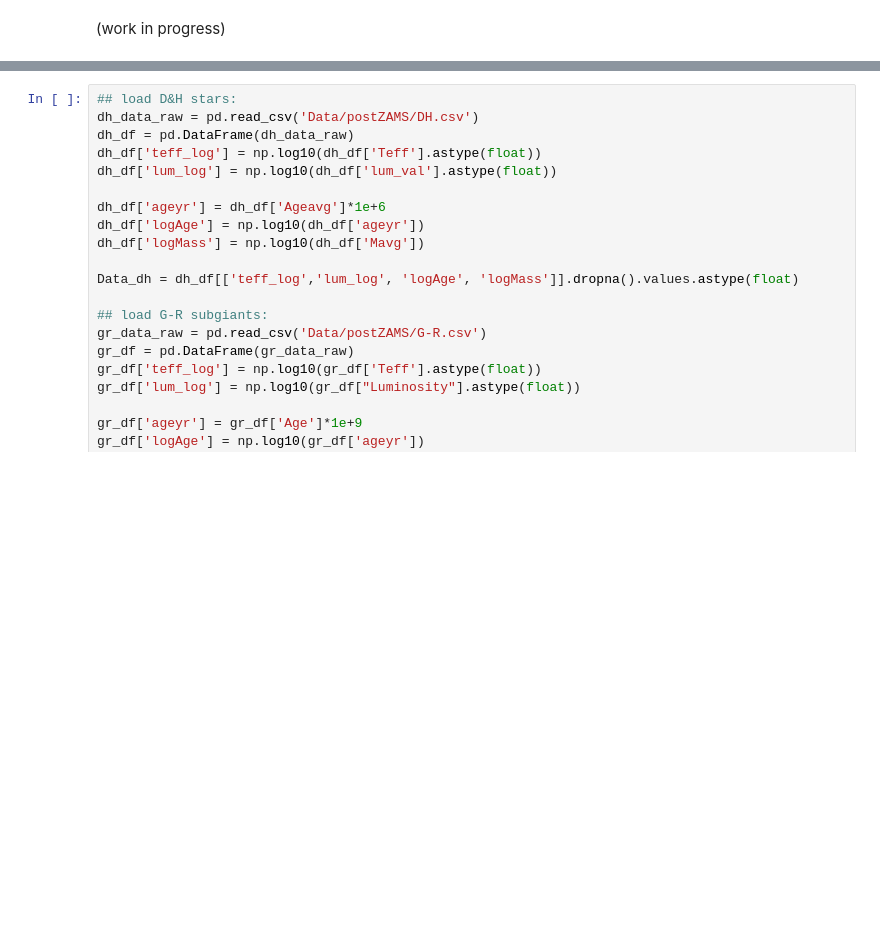
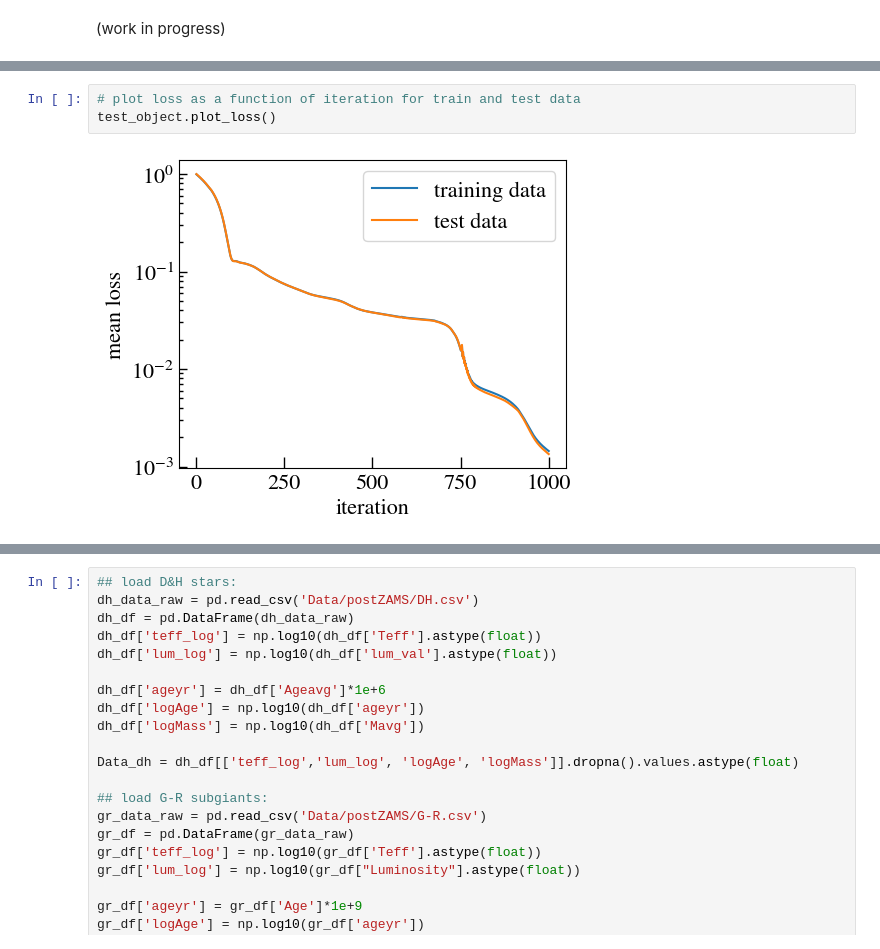
Before and after one commit to anya-m-phillips/StelNet_Transfer_Learning, a Jupyter notebook: train_stelnet_models.ipynb, the cells around one changed output, grey strips where cells are left out. Cells and saved outputs as stored; diff of their text form; blank space fills up the shorter version.

```diff
--- a/train_stelnet_models.ipynb
+++ b/train_stelnet_models.ipynb
@@ -27,0 +67,5 @@ import StelNet as st
+# %%
+# plot loss as a function of iteration for train and test data
+test_object.plot_loss()
+# %% [output]
+[figure, added]
```
Also changed, not shown: parts of 15 cells of this notebook, 12 other files.
